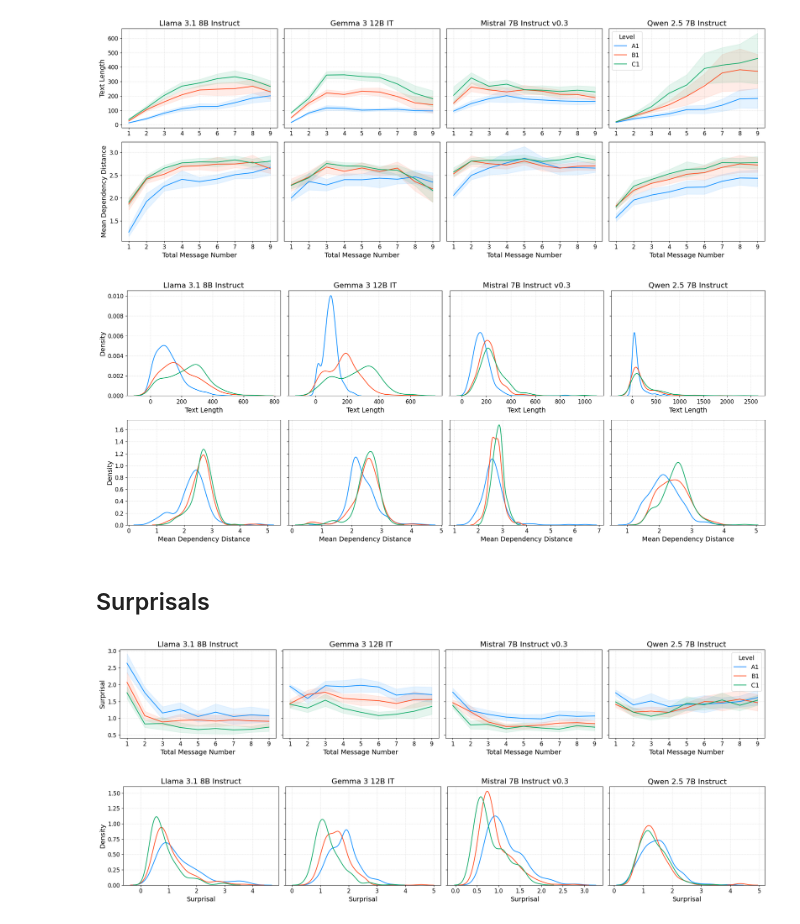
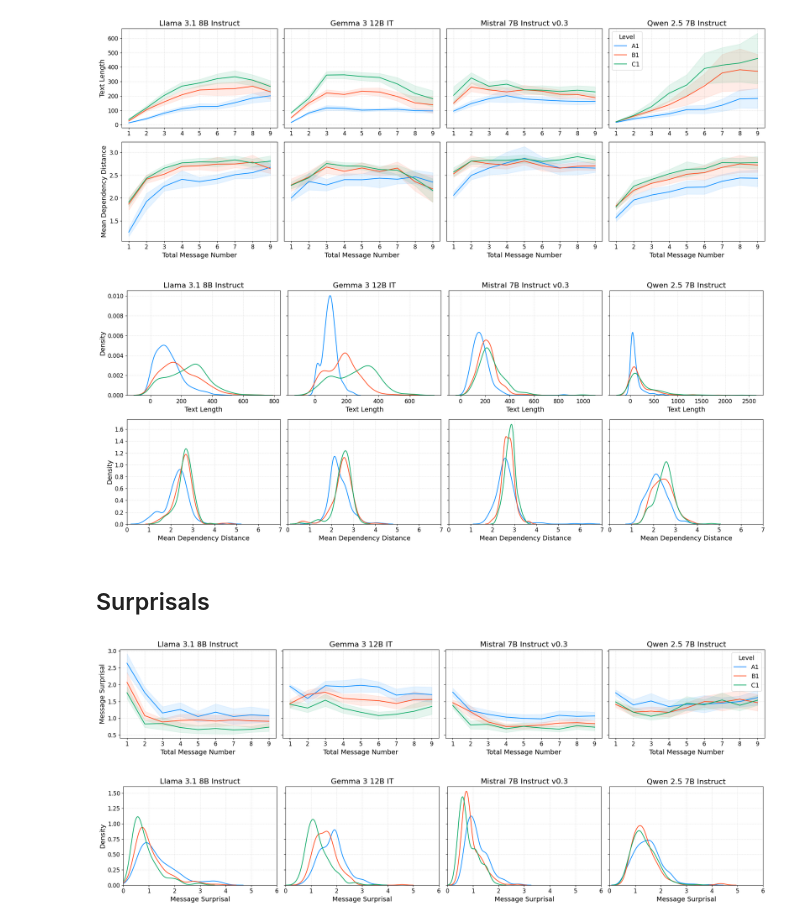
Before and after one commit to INTERACT-LLM/alignment-drift-llms, a Jupyter notebook: src/plotting.ipynb, the cells around one changed output. Saved outputs shown, nothing was run; the diff lists cells and outputs as text; code cells hidden in the pictures.

```diff
--- a/src/plotting.ipynb
+++ b/src/plotting.ipynb
@@ -144,11 +145,12 @@ fig = distribution_plot(assistant_df,
                         normalize=True,
                         x_label_texts=["Text Length", "Mean Dependency Distance"],
                         density_lines=True,
+                        x_lims={"dependency_distance_mean": (0, 7)},
                         legend=False)
 
 fig.savefig(structural_dir / "doc_length_and_MDD_dist.png", dpi=300, bbox_inches="tight", pad_inches=pad_inches)
 # %% [output]
-[figure, old version]
+[figure, new version]
 # %% [markdown]
 ## Surprisals
 # %%
@@ -181,27 +183,28 @@ fig = line_plot_variables(df=agg_df,
                     model_var="model",
                     unique_models=unique_models,
                     x_label_text="Total Message Number",
-                    y_label_texts=["Surprisal"],
+                    y_label_texts=["Message Surprisal"],
                     group_colors=colors,
                     legend_position="upper right")
 
 fig.savefig(surprisal_dir / "surprisal_curve.png", dpi=300, bbox_inches="tight", pad_inches=pad_inches)
 # %% [output]
-[figure, old version]
+[figure, new version]
 # %%
 # distribution plot
 fig = distribution_plot(assistant_df,
                         x_vars=["surprisal_paragraph"],
                         normalize=True,
                         alpha=0.5,
                         group_var="level",
                         model_var="model",
                         unique_models=unique_models,
-                        x_label_texts=["Surprisal"],
+                        x_label_texts=["Message Surprisal"],
                         density_lines=True,
-                        legend=False
+                        legend=False,
+                        x_lims={"surprisal_paragraph": (0, 5)},
                         )
 
 fig.savefig(surprisal_dir / "surprisal_dist.png", dpi=300, bbox_inches="tight", pad_inches=pad_inches)
 # %% [output]
-[figure, old version]
+[figure, new version]
```
Also changed, not shown: parts of 1 cell of this notebook, 4 other files.
